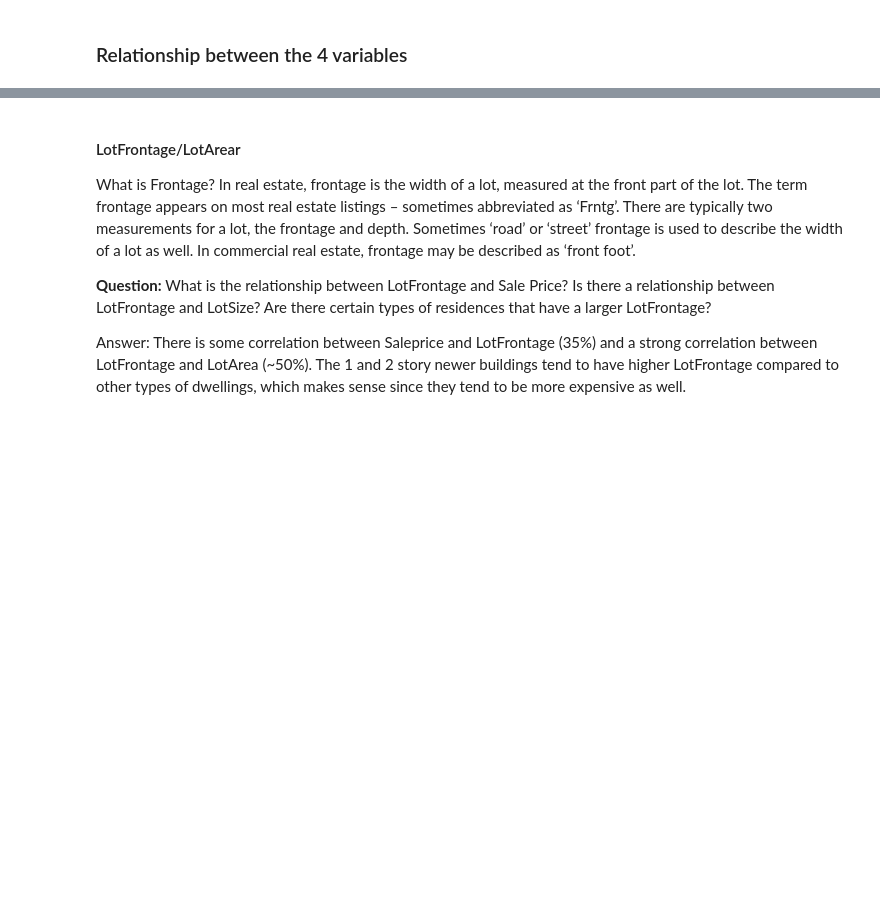
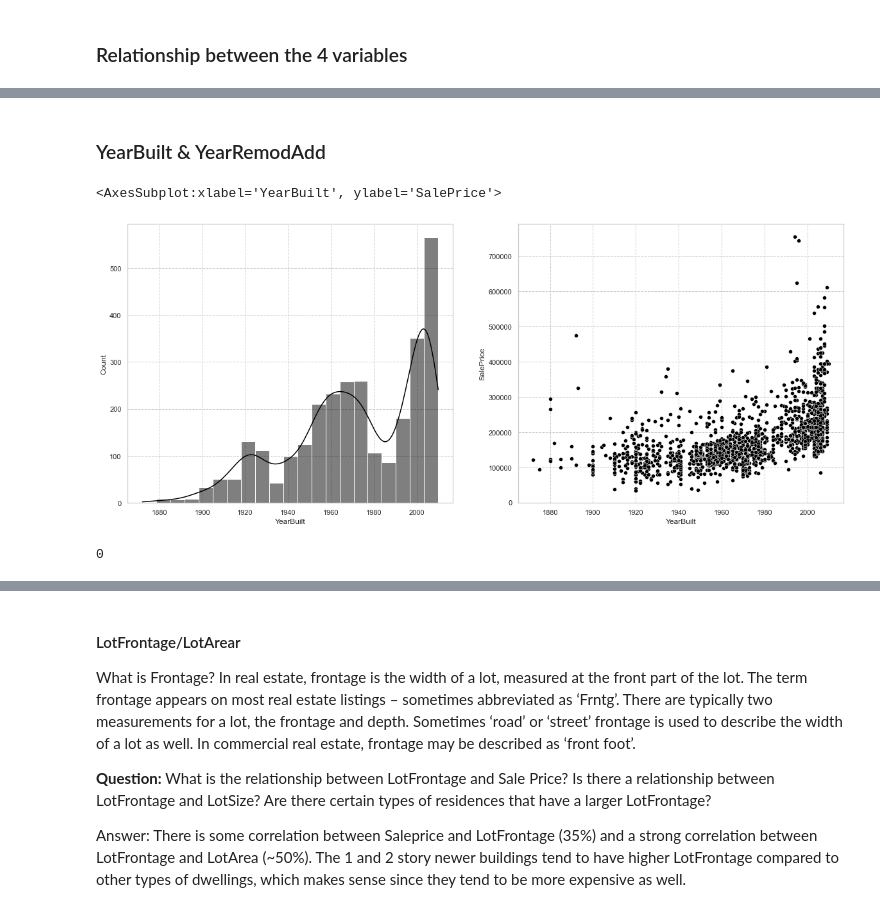
Before and after one commit to shroffp05/Kaggle, a Jupyter notebook: HousePricePredictor/Kaggle_House_Price_Predictor.ipynb, the cells around one changed output, grey strips where cells are left out. Drawn from its saved outputs; the diff is of its cells as text; code cells hidden in the pictures; blank space fills up the shorter version.

```diff
--- a/HousePricePredictor/Kaggle_House_Price_Predictor.ipynb
+++ b/HousePricePredictor/Kaggle_House_Price_Predictor.ipynb
@@ -385,0 +392,16 @@ pd.crosstab(df['MSSubClass'], df['MSZoning']).T
+# %% [markdown]
+### YearBuilt & YearRemodAdd
+# %%
+fig, axs = plt.subplots(nrows=1, ncols=2, figsize=(20,8))
+
+sns.histplot(x='YearBuilt',data=df, kde=True, ax=axs[0], color='black')
+sns.scatterplot(x='YearBuilt', y='SalePrice', data=df, ax=axs[1], color='black')
+# %% [output]
+<AxesSubplot:xlabel='YearBuilt', ylabel='SalePrice'>
+[figure, added]
+# %%
+# Are all the houses remodeled?
+
+df['YearRemodAdd'].isnull().sum()
+# %% [output]
+0
```
Also changed, not shown: parts of 32 cells of this notebook.
